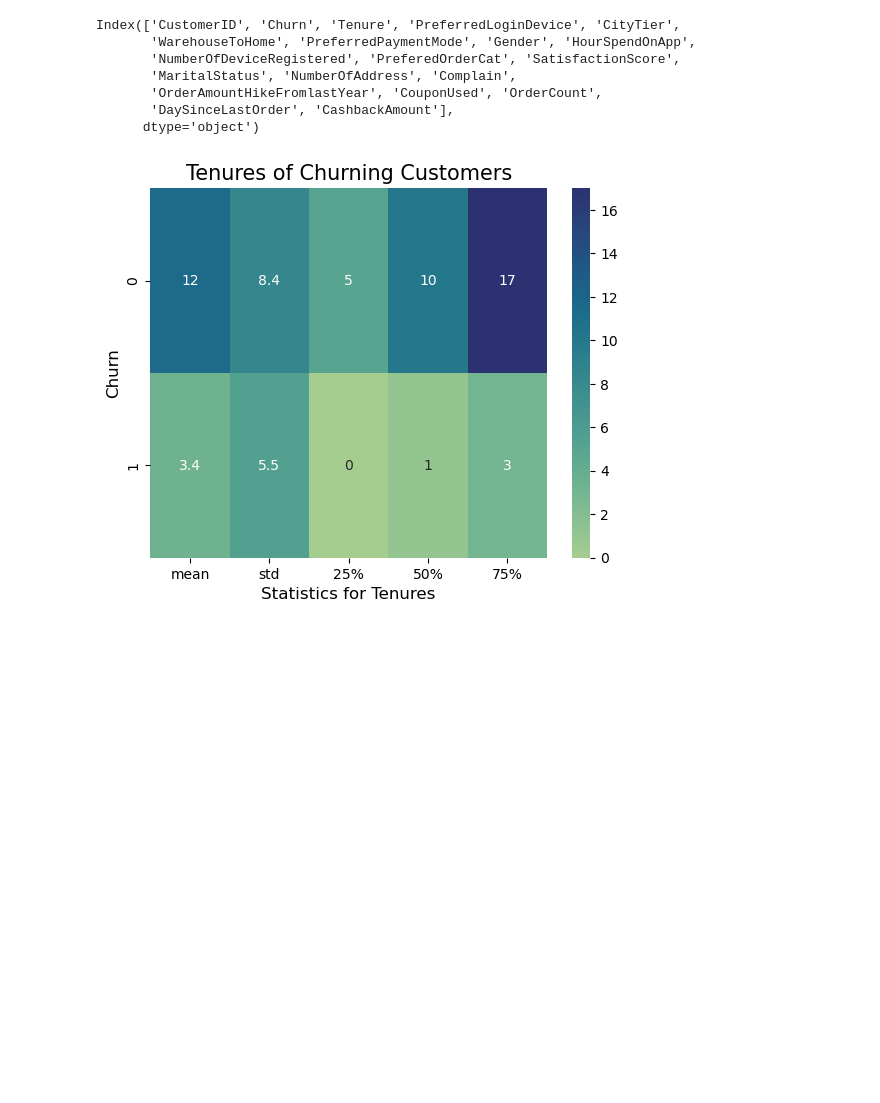
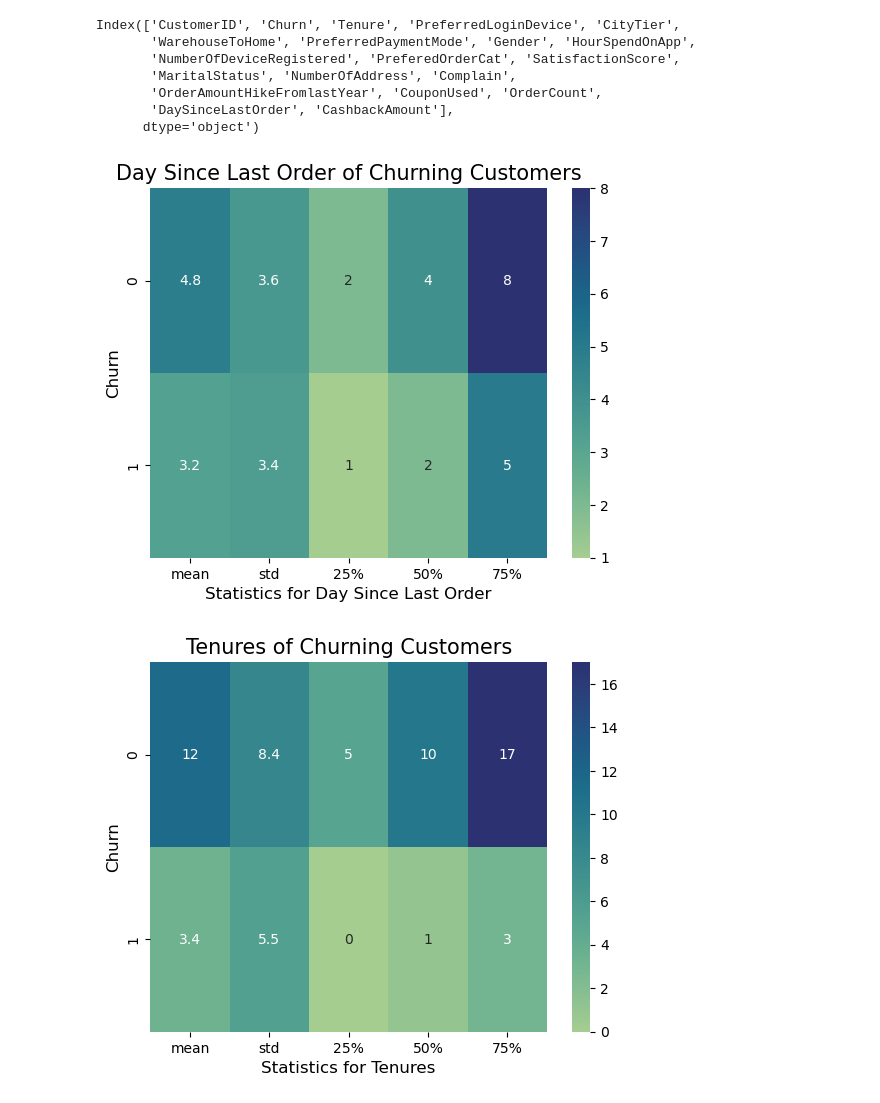
Before and after one commit to simgesenyuz/ecommerce-churn-prediction, a Jupyter notebook: data_exploration.ipynb, the cells around one changed output. Saved outputs shown, nothing was run; the diff lists cells and outputs as text; code cells hidden in the pictures; blank space fills up the shorter version.

```diff
--- a/data_exploration.ipynb
+++ b/data_exploration.ipynb
@@ -122,6 +128,17 @@ Index(['CustomerID', 'Churn', 'Tenure', 'PreferredLoginDevice', 'CityTier',
        'OrderAmountHikeFromlastYear', 'CouponUsed', 'OrderCount',
        'DaySinceLastOrder', 'CashbackAmount'],
       dtype='object')
+# %%
+df_churn_hours_spent = df.groupby('Churn').describe().reset_index()['DaySinceLastOrder']
+sns.heatmap(df_churn_hours_spent[['mean', 'std', '25%', '50%', '75%']], annot=True, cmap="crest")
+
+plt.title('Day Since Last Order of Churning Customers', fontsize = 15)
+plt.xlabel('Statistics for Day Since Last Order', fontsize = 12)
+plt.ylabel('Churn', fontsize = 12) # y-axis label with fontsize 15
+
+plt.show()
+# %% [output]
+[figure, added]
 # %%
 df_churn_tenure = df.groupby('Churn').describe().reset_index()['Tenure']
 sns.heatmap(df_churn_tenure[['mean', 'std', '25%', '50%', '75%']], annot=True, cmap="crest")
```
Also changed, not shown: parts of 9 cells of this notebook.
